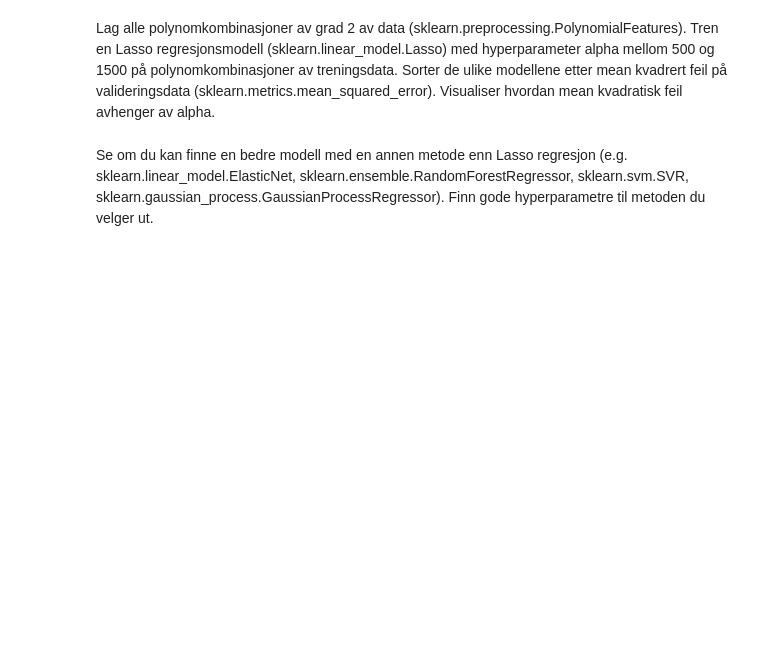
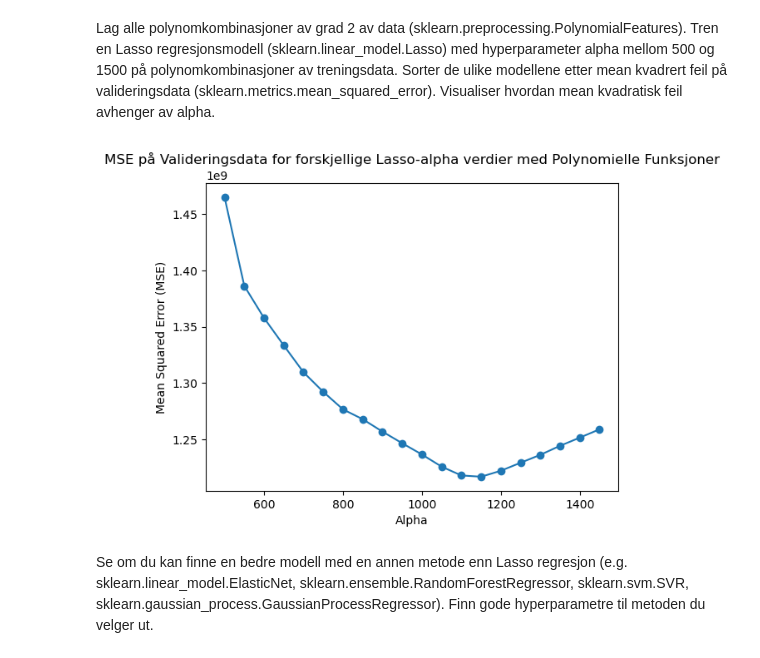
Before and after one commit to GeorgRis/INF161, a Jupyter notebook: lab-4a-datamodellering-huspris.ipynb, the cells around one changed output. Saved outputs shown, nothing was run; the diff lists cells and outputs as text; code cells hidden in the pictures; blank space fills up the shorter version.

```diff
--- a/lab-4a-datamodellering-huspris.ipynb
+++ b/lab-4a-datamodellering-huspris.ipynb
@@ -61,7 +73,7 @@ Sorter de ulike modellene etter mean kvadrert feil på valideringsdata (sklearn.
 Visualiser hvordan mean kvadratisk feil avhenger av alpha.
 # %%
 # lag datasett med polynomielle data
-poly = ___
+poly = PolynomialFeatures(degree=2)
 X_train_pf = poly.fit_transform(X_train)
 X_val_pf = poly.transform(X_val)
 X_test_pf = poly.transform(X_test)
@@ -78,2 +80,23 @@ fig.show()
+# %%
+# tren forskjellige modeller
+alphas = np.arange(500, 1500, 50)
+pf_models = {alpha: Lasso(alpha=alpha, max_iter=10000) for alpha in alphas}
+# %%
+# sjekk MSE for valideringsdata
+pf_mse = {}
+for alpha, model in pf_models.items():
+    model.fit(X_train_pf, y_train)
+    y_pred_val_pf = model.predict(X_val_pf)
+    pf_mse[alpha] = mean_squared_error(y_val, y_pred_val_pf)
+# %%
+# visualiser validerings-MSE avhengig av alpha
+fig, ax = plt.subplots()
+ax.plot(list(pf_mse.keys()), list(pf_mse.values()), marker='o')
+ax.set_xlabel('Alpha')
+ax.set_ylabel('Mean Squared Error (MSE)')
+ax.set_title('MSE på Valideringsdata for forskjellige Lasso-alpha verdier med Polynomielle Funksjoner')
+fig.show()
+# %% [output]
+[figure, added]
 # %% [markdown]
 Se om du kan finne en bedre modell med en annen metode enn Lasso regresjon (e.g. sklearn.linear_model.ElasticNet, sklearn.ensemble.RandomForestRegressor, sklearn.svm.SVR, sklearn.gaussian_process.GaussianProcessRegressor). Finn gode hyperparametre til metoden du velger ut.
```
Also changed, not shown: parts of 17 cells of this notebook, 2 other files.
